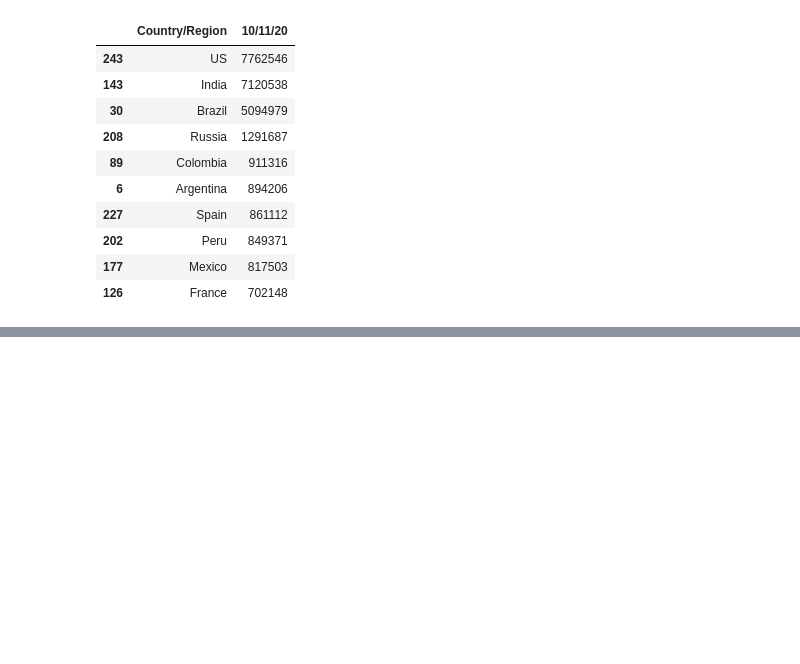
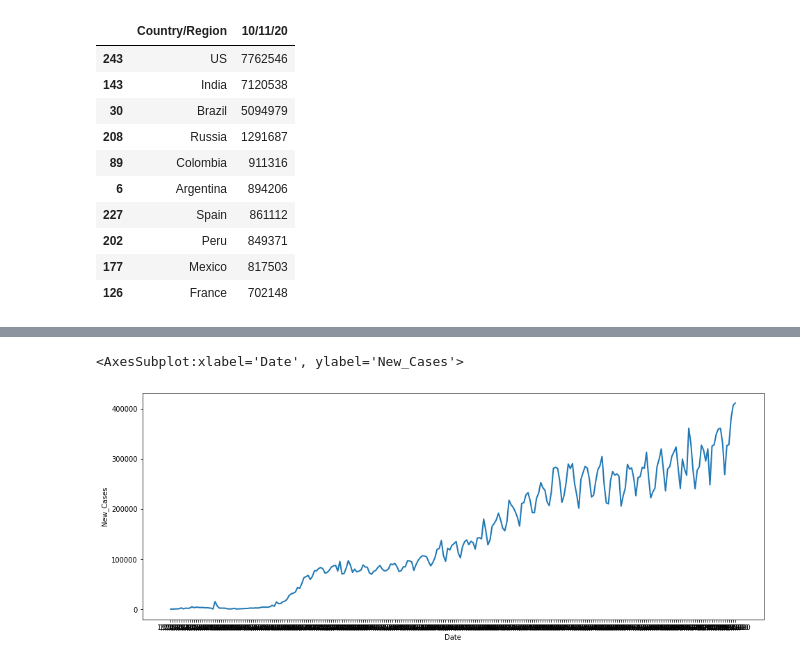
Before and after one commit to fjmutsters/covid19, a Jupyter notebook: Code/covidanalysis.ipynb, the cells around one changed output, grey strips where cells are left out. Cells and saved outputs as stored; diff of their text form; code cells hidden in the pictures; blank space fills up the shorter version.

```diff
--- a/Code/covidanalysis.ipynb
+++ b/Code/covidanalysis.ipynb
@@ -348,0 +511,5 @@ Name: 10/11/20, dtype: int64
+# %%
+columns = ['Covid_Deaths']
+covid_worldwide_deaths.columns = columns
+covid_worldwide_deaths.index.names = ['Date']
+covid_worldwide_deaths
@@ -348,0 +531,3 @@ Name: 10/11/20, dtype: int64
+# %%
+covid_worldwide = pd.merge(covid_worldwide_confirmed,covid_worldwide_deaths,on='Date')
+covid_worldwide
@@ -348,0 +549,4 @@ Name: 10/11/20, dtype: int64
+# %%
+covid_worldwide['New_Cases'] = covid_worldwide['Covid_Cases'] - covid_worldwide['Covid_Cases'].shift(1)
+# %%
+covid_worldwide['New_Deaths'] = covid_worldwide['Covid_Deaths'] - covid_worldwide['Covid_Deaths'].shift(1)
@@ -348,0 +570,8 @@ Name: 10/11/20, dtype: int64
+# %%
+#Plot new covid cases
+fig, ax = plt.subplots(figsize=(16, 6))
+
+sns.lineplot(x=covid_worldwide.index, y=covid_worldwide['New_Cases'], sort=False, linewidth=2)
+# %% [output]
+<AxesSubplot:xlabel='Date', ylabel='New_Cases'>
+[figure, added]
```
Also changed, not shown: parts of 48 cells of this notebook, 2 other files.
